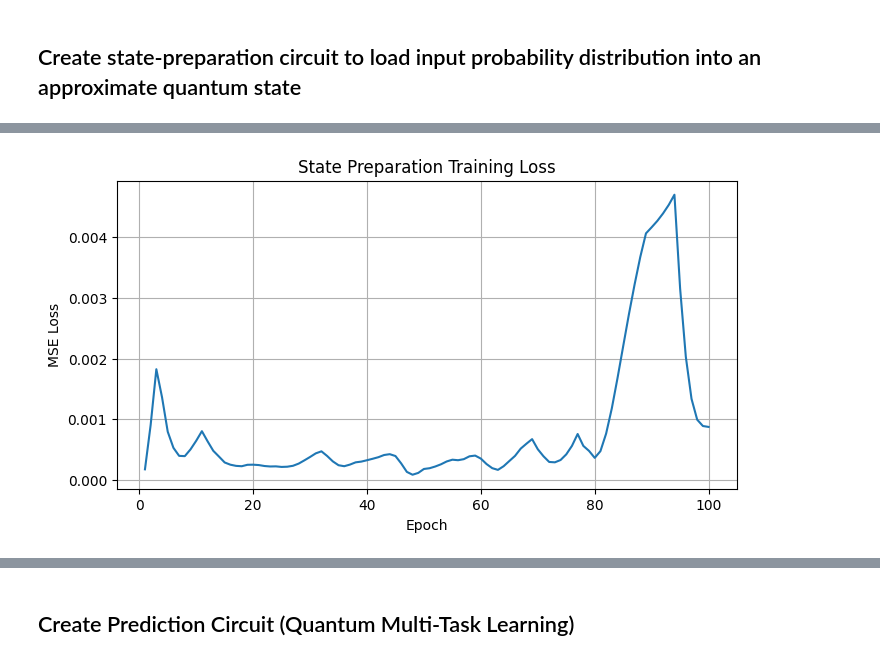
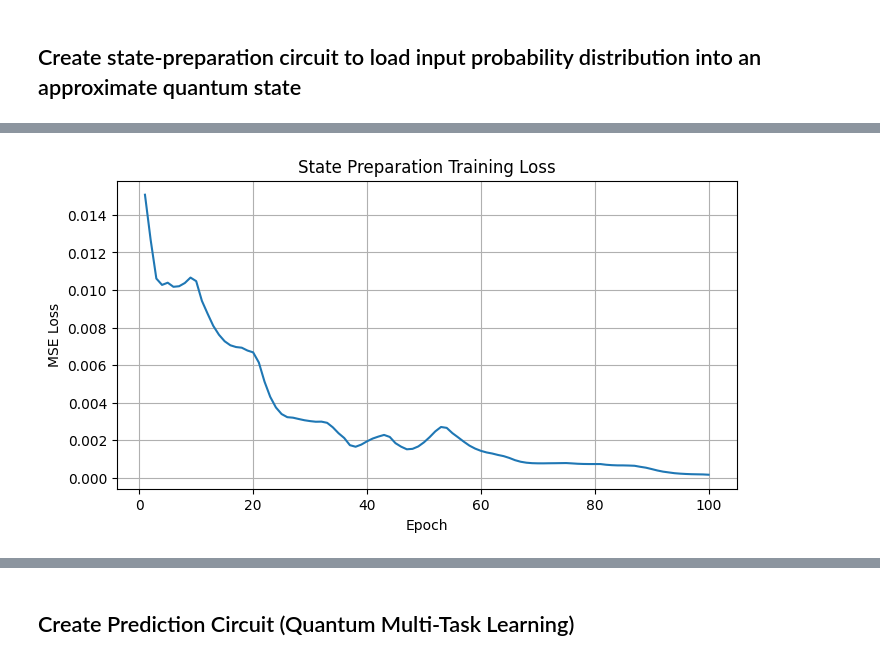
Before and after one commit to Rishivarshil/osuquantumclub, a Jupyter notebook: qmtl.ipynb, the cells around one changed output, grey strips where cells are left out. Drawn from its saved outputs; the diff is of its cells as text; code cells hidden in the pictures.

```diff
--- a/qmtl.ipynb
+++ b/qmtl.ipynb
@@ -318,49 +263,41 @@ def sp_circuit(params):
 # Train the hardware-efficient ansatz to prepare the target probability distribution using PennyLane's SPSA optimizer
 import torch
 import torch.nn as nn
-import pennylane as qml
-import numpy as np
-# Use pnp for parameters and gradient tracking
-from pennylane import numpy as pnp
-import matplotlib.pyplot as plt
 
-# --- Assume global variables and feature_probs are defined (e.g., from Cell 5/6) ---
-N_EPOCHS_SP = 100000
+N_EPOCHS_SP = 100
 LEARNING_RATE_SP = 0.1
 INIT_PARAM_SCALE = 0.01
-L_SP = 2
-N_WIRES_SP = 3
 
+target_probs = torch.tensor(feature_probs, dtype=torch.float64)
 
-target_probs_pnp = pnp.array(feature_probs, dtype=pnp.float64, requires_grad=False)
+# Initialize parameters as a NumPy array
+params_sp = nn.Parameter(torch.randn(L_SP, N_WIRES_SP, 2) * INIT_PARAM_SCALE)
 
+# Create SPSA optimizer
+opt_sp = torch.optim.Adam([params_sp], lr=LEARNING_RATE_SP)
 
-def loss_fn_sp(current_params, target_probs):
-    y_pred = sp_circuit(current_params)
-    return pnp.sum((y_pred - target_probs) ** 2)
+loss_fn_sp = nn.MSELoss()
 
-
-@qml.qnode(dev_sp, interface='autograd')
-def sp_circuit(params):
-    hardware_efficient_ansatz(params)
-    return qml.probs(wires=range(N_WIRES_SP))
-
-
-# --- SPSA TRAINING LOOP (FIXED) ---
-
-params_sp = pnp.random.randn(L_SP, N_WIRES_SP, 2) * INIT_PARAM_SCALE
-params_sp = pnp.array(params_sp, requires_grad=True)
-
-opt_sp = qml.SPSAOptimizer(a=LEARNING_RATE_SP, maxiter=N_EPOCHS_SP)
-
-print("Starting SPSA training for state preparation (using qml.SPSAOptimizer)...")
+# Training loop using SPSA optimizer
+print("Starting SPSA training for state preparation...")
 losses_sp = []
 
 for epoch in range(N_EPOCHS_SP):
-    # opt_sp.step returns pnp arrays
-    params_sp, loss = opt_sp.step_and_cost(lambda p: loss_fn_sp(p, target_probs_pnp), params_sp)
+    # Single SPSA update step
 
-    losses_sp.append(loss.numpy())
+    y_pred = sp_circuit(params_sp)
+
+    #print('y_pred:', y_pred)
+
+    loss = loss_fn_sp(y_pred, target_probs)
+
+    loss.backward()
+
+    opt_sp.step()
+
+    opt_sp.zero_grad()
+
+    losses_sp.append(loss.item())
 
     # Print progress
     if (epoch + 1) % max(1, (N_EPOCHS_SP // 10)) == 0 or epoch == N_EPOCHS_SP - 1:
@@ -369,19 +306,22 @@ for epoch in range(N_EPOCHS_SP):
 # Get final distribution
 final_out = sp_circuit(params_sp)
 
-print("\nFinal state preparation parameters: ")
+# Detach from autograd graph for final printing/plotting
+final_out_np = final_out.detach().numpy()
+target_out_np = target_probs.detach().numpy()
+
+print("Final state preparation parameters: ")
 print(params_sp)
 
-# FIX 3: Use .numpy() directly on the final outputs for printing/plotting
-print("\nTarget probs:\n", np.round(target_probs_pnp.numpy(), 6))
-print("Final prepared probs:\n", np.round(final_out.numpy(), 6))
+print("\nTarget probs:\n", np.round(target_out_np, 6))
+print("Final prepared probs:\n", np.round(final_out_np, 6))
 
-# Plot training loss (assuming plt is imported)
+# Plot training loss
 plt.figure(figsize=(8, 4))
 plt.plot(range(1, len(losses_sp) + 1), losses_sp)
 plt.xlabel('Epoch')
 plt.ylabel('MSE Loss')
-plt.title('State Preparation Training Loss (SPSA)')
+plt.title('State Preparation Training Loss')
 plt.grid(True)
 plt.show()
 # %% [output]
@@ -405,4 +345,4 @@ Final prepared probs:
-[figure, old version]
+[figure, new version]
 # %%
 #Plot target probabilities and predicted probabilites
 x = np.arange(len(feat_pattern_strs))
```
Also changed, not shown: parts of 8 cells of this notebook, 2 other files.
